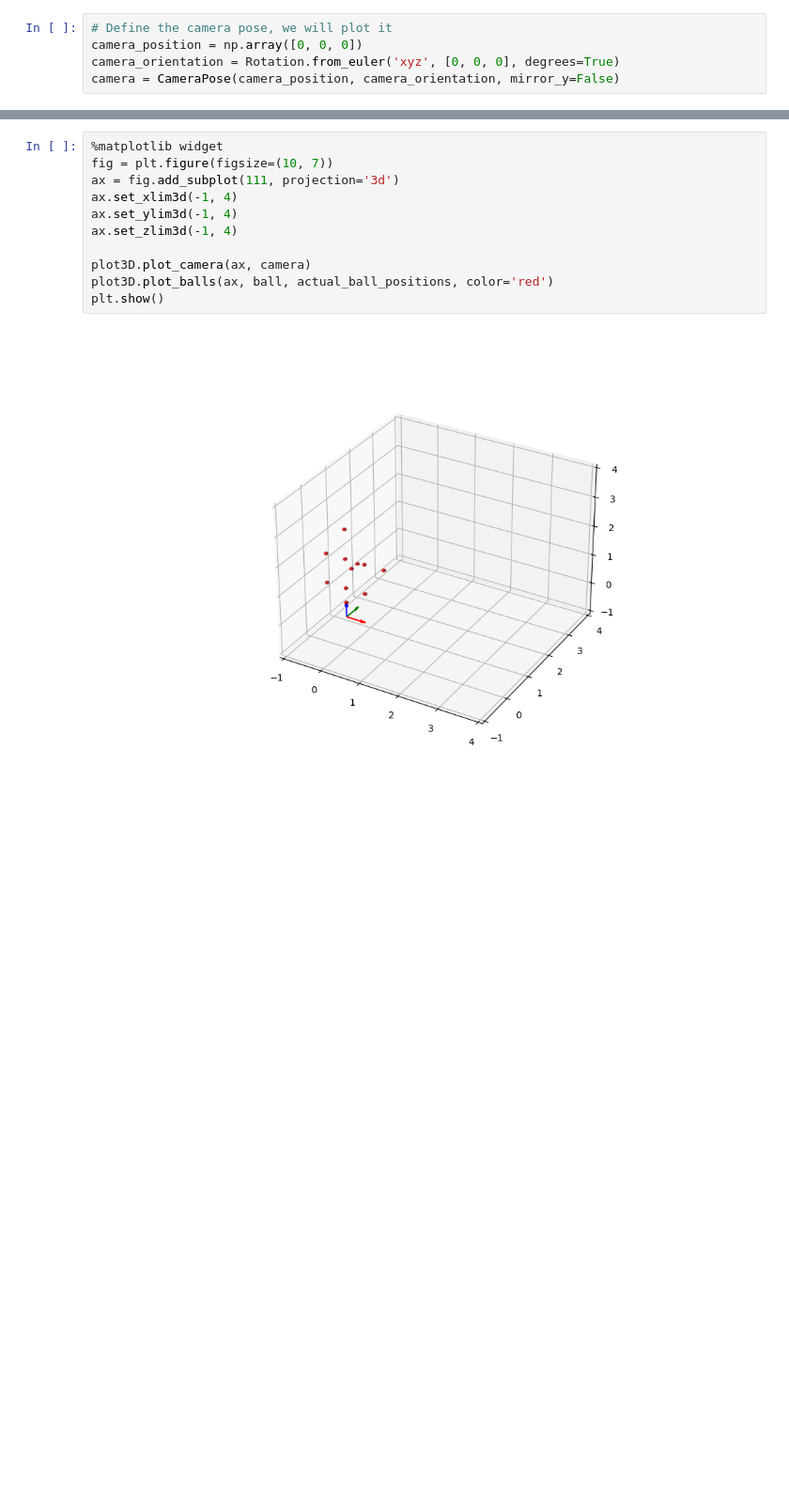
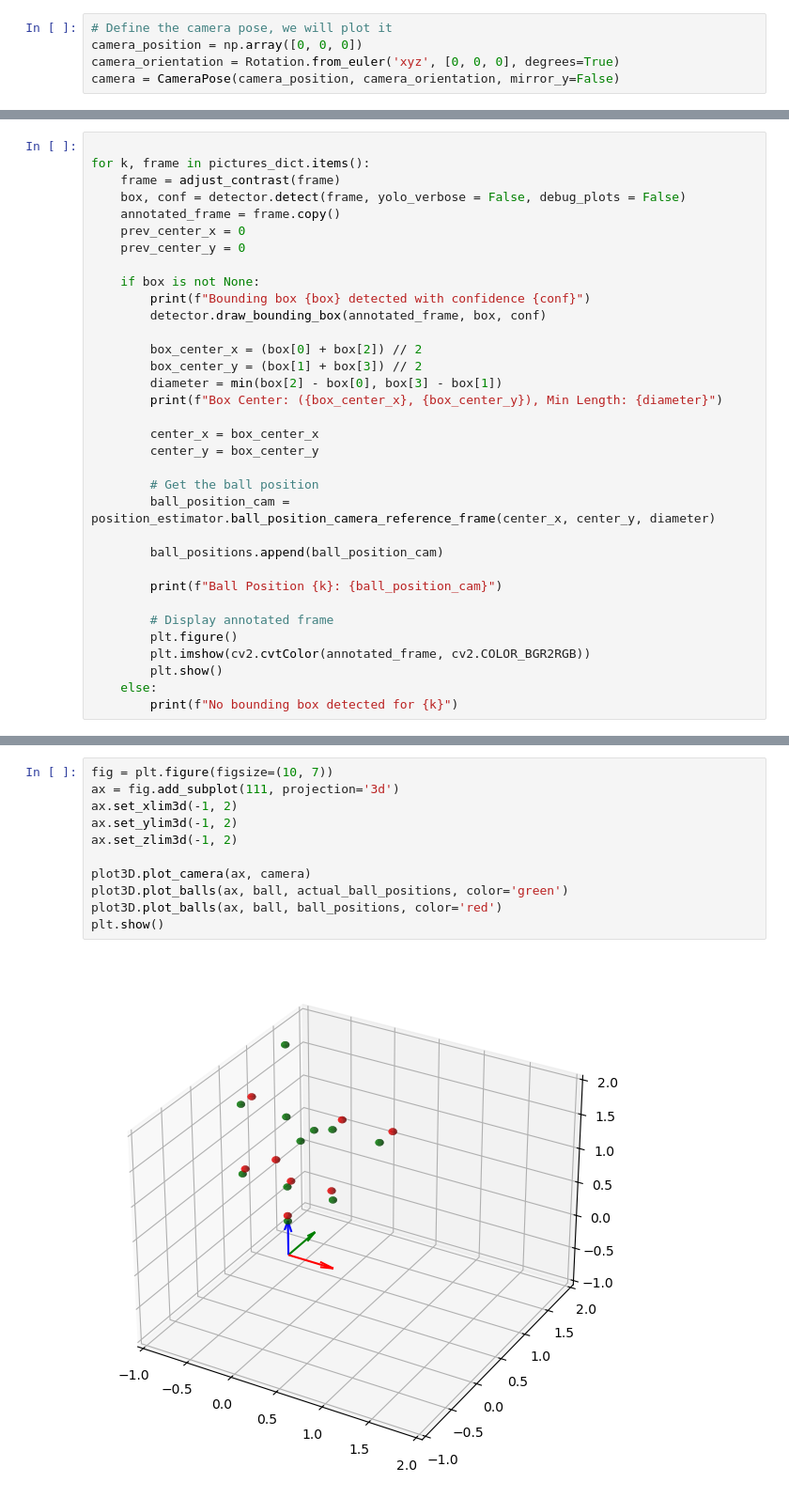
Before and after one commit to Priyanshu4/PingPongTracking, a Jupyter notebook: notebooks/calibration_test.ipynb, the cells around one changed output, grey strips where cells are left out. Shown at 94% size. Cells and saved outputs as stored; diff of their text form; blank space fills up the shorter version.

```diff
--- a/notebooks/calibration_test.ipynb
+++ b/notebooks/calibration_test.ipynb
@@ -195,0 +249,34 @@ camera = CameraPose(camera_position, camera_orientation, mirror_y=False)
+# %%
+
+for k, frame in pictures_dict.items():
+    frame = adjust_contrast(frame)
+    box, conf = detector.detect(frame, yolo_verbose = False, debug_plots = False)
+    annotated_frame = frame.copy()
+    prev_center_x = 0
+    prev_center_y = 0
+
+    if box is not None:
+        print(f"Bounding box {box} detected with confidence {conf}")
+        detector.draw_bounding_box(annotated_frame, box, conf)
+
+        box_center_x = (box[0] + box[2]) // 2
+        box_center_y = (box[1] + box[3]) // 2
+        diameter = min(box[2] - box[0], box[3] - box[1])
+        print(f"Box Center: ({box_center_x}, {box_center_y}), Min Length: {diameter}")
+
+        center_x = box_center_x
+        center_y = box_center_y
+
+        # Get the ball position
+        ball_position_cam = position_estimator.ball_position_camera_reference_frame(center_x, center_y, diameter)
+
+        ball_positions.append(ball_position_cam)
+
+        print(f"Ball Position {k}: {ball_position_cam}")
+
+        # Display annotated frame
+        plt.figure()
+        plt.imshow(cv2.cvtColor(annotated_frame, cv2.COLOR_BGR2RGB))
+        plt.show()
+    else:
+        print(f"No bounding box detected for {k}")
@@ -196,13 +309,13 @@ camera = CameraPose(camera_position, camera_orientation, mirror_y=False)
 # %%
-%matplotlib widget
 fig = plt.figure(figsize=(10, 7))
 ax = fig.add_subplot(111, projection='3d')
-ax.set_xlim3d(-1, 4)
-ax.set_ylim3d(-1, 4)
-ax.set_zlim3d(-1, 4)
+ax.set_xlim3d(-1, 2)
+ax.set_ylim3d(-1, 2)
+ax.set_zlim3d(-1, 2)
 
 plot3D.plot_camera(ax, camera)
-plot3D.plot_balls(ax, ball, actual_ball_positions, color='red')
+plot3D.plot_balls(ax, ball, actual_ball_positions, color='green')
+plot3D.plot_balls(ax, ball, ball_positions, color='red')
 plt.show()
 # %% [output]
-[figure, old version]
+[figure, new version]
```
Also changed, not shown: parts of 15 cells of this notebook, 7 other files.
